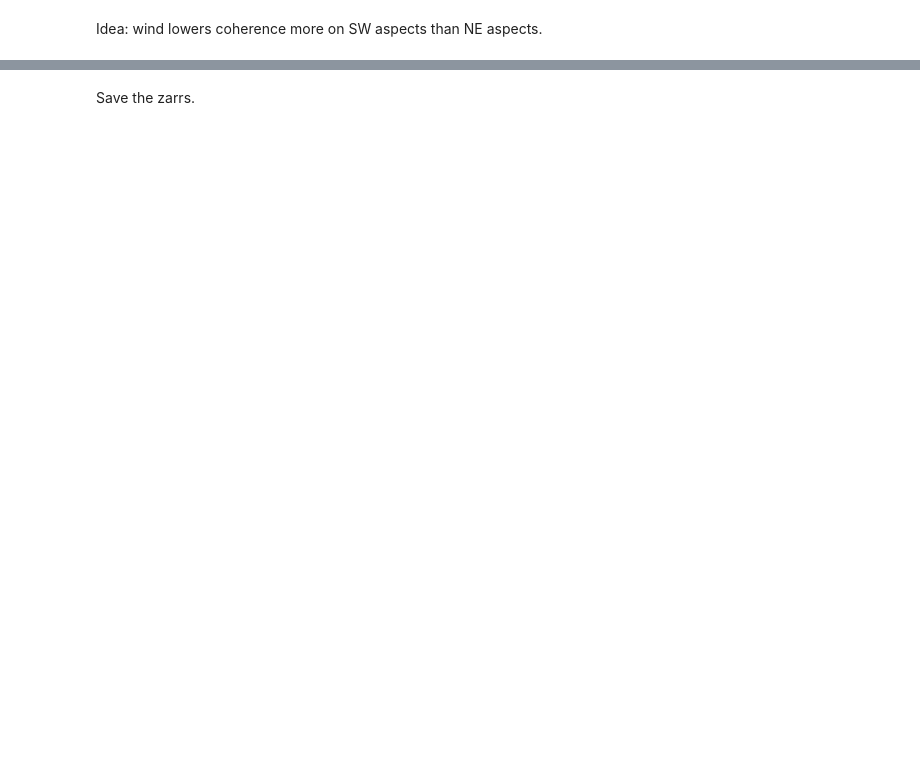
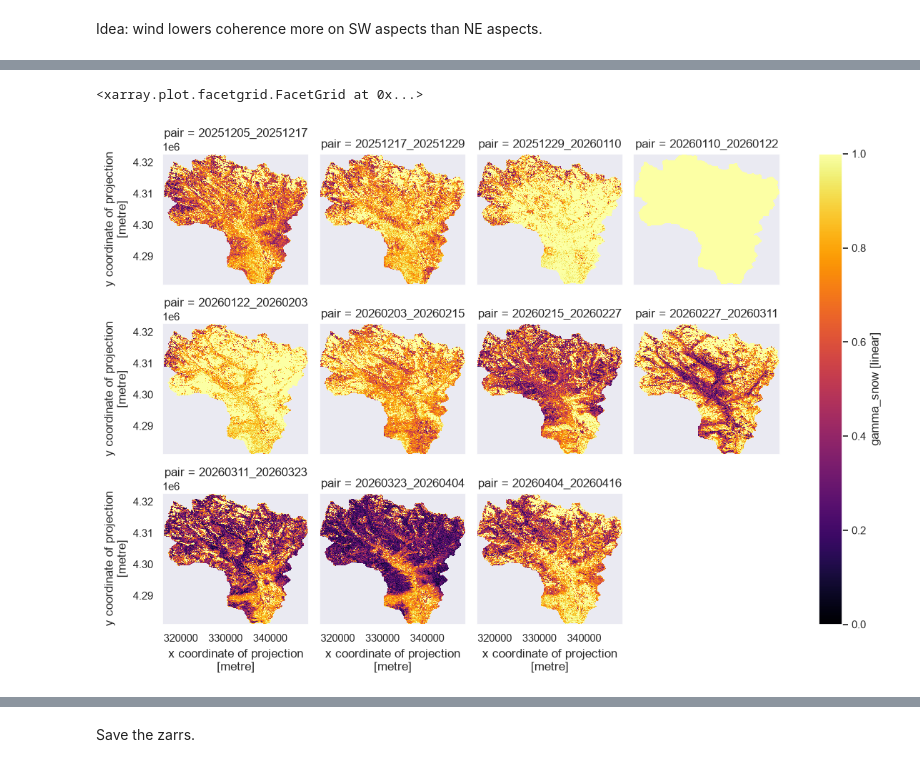
Before and after one commit to julober/nisar_snow_coherence, a Jupyter notebook: notebooks/3_timeseries.ipynb, the cells around one changed output, grey strips where cells are left out. Drawn from its saved outputs; the diff is of its cells as text; code cells hidden in the pictures; blank space fills up the shorter version.

```diff
--- a/notebooks/3_timeseries.ipynb
+++ b/notebooks/3_timeseries.ipynb
@@ -417,0 +245,14 @@ wind lowers coherence more on SW aspects than NE aspects.
+# %%
+cond1 = True #nisar_80m['canopy_2019'] < 0.6
+cond2 = True #nisar_80m['elevation'] > 3000
+
+cond1_20m = True #nisar_20m['canopy_2019'] < 0.6
+cond2_20m = True #nisar_20m['elevation'] > 3000
+# %%
+# nisar_80m['gamma_snow_80div20'] = nisar_80m['gamma_snow_80div20'].where(nisar_80m['gamma_snow_80div20'] <= 1, np.nan)
+# nisar_80m['gamma_snow'] = nisar_80m['gamma_snow'].where(nisar_80m['gamma_snow'] <= 1, np.nan)
+# nisar_20m['gamma_snow'] = nisar_20m['gamma_snow'].where(nisar_20m['gamma_snow'] <= 1, np.nan)
+
+nisar_80m['gamma_snow_80div20'] = nisar_80m['gamma_snow_80div20'].clip(min=0, max=1)
+nisar_80m['gamma_snow'] = nisar_80m['gamma_snow'].clip(min=0, max=1)
+nisar_20m['gamma_snow'] = nisar_20m['gamma_snow'].clip(min=0, max=1)
@@ -417,0 +342,5 @@ wind lowers coherence more on SW aspects than NE aspects.
+# %%
+nisar_80m['gamma_snow'].where(cond1 & cond2).plot(col='pair', col_wrap=4, figsize=(12, 8), sharex=True, sharey=True, vmin=0, vmax=1, cmap='inferno')
+# %% [output]
+<xarray.plot.facetgrid.FacetGrid at 0x...>
+[figure, added]
```
Also changed, not shown: parts of 33 cells of this notebook.
